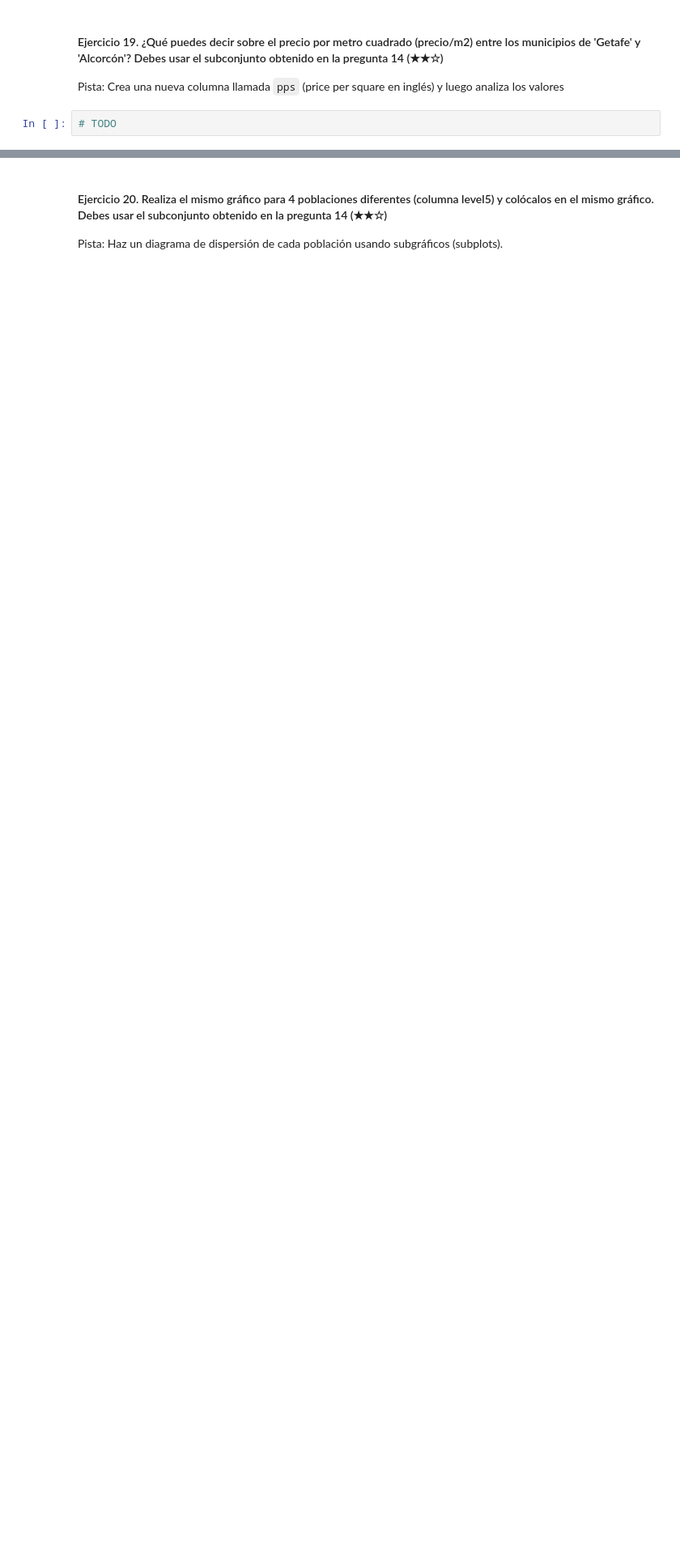
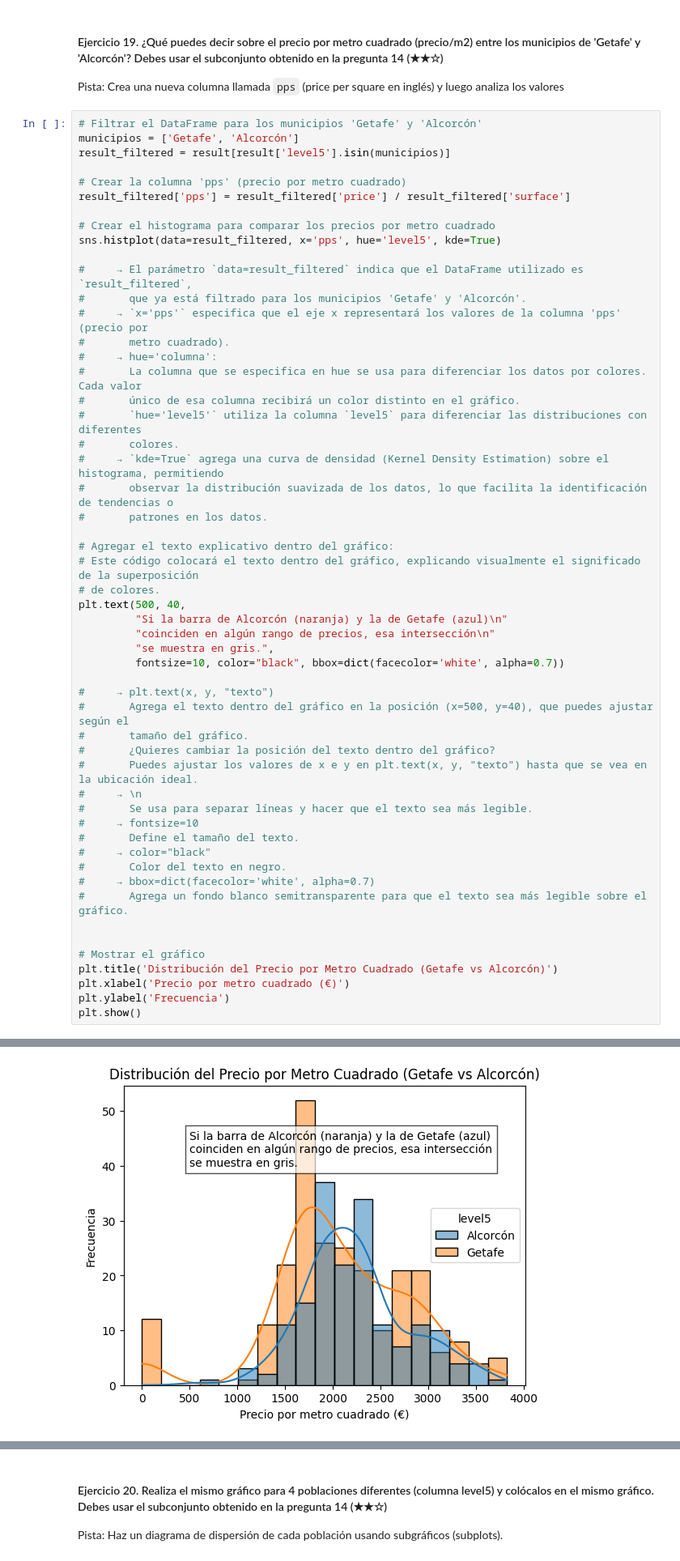
Before and after one commit to mvlarra/realestate-datacleanup-exercise, a Jupyter notebook: Prework_project.es_VL.ipynb, the cells around one changed output, grey strips where cells are left out. Shown: that part at 81% size. Cells and saved outputs as stored; diff of their text form; blank space fills up the shorter version.

```diff
--- a/Prework_project.es_VL.ipynb
+++ b/Prework_project.es_VL.ipynb
@@ -1222,4 +1222,56 @@ Cada barra del histograma nos dice cuántas casas hay en un cierto rango de prec
 
 Pista: Crea una nueva columna llamada `pps` (price per square en inglés) y luego analiza los valores
 # %%
-# TODO
+# Filtrar el DataFrame para los municipios 'Getafe' y 'Alcorcón'
+municipios = ['Getafe', 'Alcorcón']
+result_filtered = result[result['level5'].isin(municipios)]
+
+# Crear la columna 'pps' (precio por metro cuadrado)
+result_filtered['pps'] = result_filtered['price'] / result_filtered['surface']
+
+# Crear el histograma para comparar los precios por metro cuadrado
+sns.histplot(data=result_filtered, x='pps', hue='level5', kde=True)
+
+#     → El parámetro `data=result_filtered` indica que el DataFrame utilizado es `result_filtered`,
+#       que ya está filtrado para los municipios 'Getafe' y 'Alcorcón'.
+#     → `x='pps'` especifica que el eje x representará los valores de la columna 'pps' (precio por
+#       metro cuadrado).
+#     → hue='columna':
+#       La columna que se especifica en hue se usa para diferenciar los datos por colores. Cada valor
+#       único de esa columna recibirá un color distinto en el gráfico.
+#       `hue='level5'` utiliza la columna `level5` para diferenciar las distribuciones con diferentes
+#       colores.
+#     → `kde=True` agrega una curva de densidad (Kernel Density Estimation) sobre el histograma, permitiendo
+#       observar la distribución suavizada de los datos, lo que facilita la identificación de tendencias o
+#       patrones en los datos.
+
+# Agregar el texto explicativo dentro del gráfico:
+# Este código colocará el texto dentro del gráfico, explicando visualmente el significado de la superposición
+# de colores.
+plt.text(500, 40,
+         "Si la barra de Alcorcón (naranja) y la de Getafe (azul)\n"
+         "coinciden en algún rango de precios, esa intersección\n"
+         "se muestra en gris.",
+         fontsize=10, color="black", bbox=dict(facecolor='white', alpha=0.7))
+
+#     → plt.text(x, y, "texto")
+#       Agrega el texto dentro del gráfico en la posición (x=500, y=40), que puedes ajustar según el
+#       tamaño del gráfico.
+#       ¿Quieres cambiar la posición del texto dentro del gráfico?
+#       Puedes ajustar los valores de x e y en plt.text(x, y, "texto") hasta que se vea en la ubicación ideal.
+#     → \n
+#       Se usa para separar líneas y hacer que el texto sea más legible.
+#     → fontsize=10
+#       Define el tamaño del texto.
+#     → color="black"
+#       Color del texto en negro.
+#     → bbox=dict(facecolor='white', alpha=0.7)
+#       Agrega un fondo blanco semitransparente para que el texto sea más legible sobre el gráfico.
+
+
+# Mostrar el gráfico
+plt.title('Distribución del Precio por Metro Cuadrado (Getafe vs Alcorcón)')
+plt.xlabel('Precio por metro cuadrado (€)')
+plt.ylabel('Frecuencia')
+plt.show()
+# %% [output]
@@ -1225,0 +1283 @@ Pista: Crea una nueva columna llamada `pps` (price per square en inglés) y lueg
+[figure, added]
```
Also changed, not shown: parts of 6 cells of this notebook, 1 other file.
